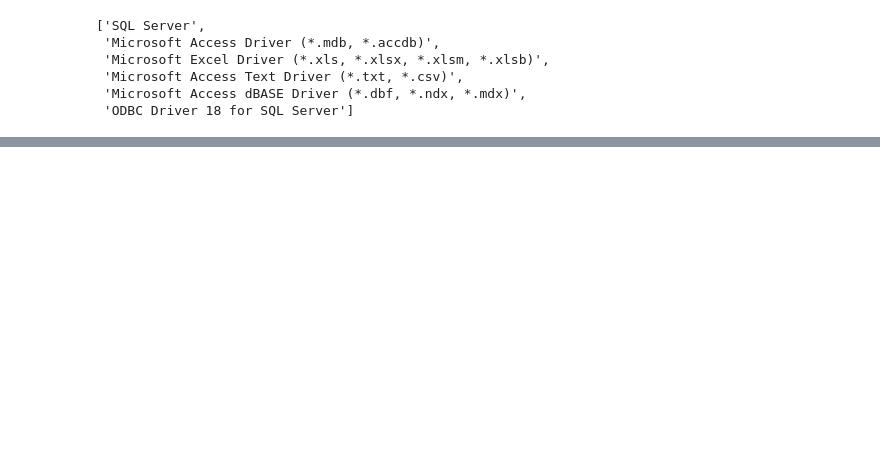
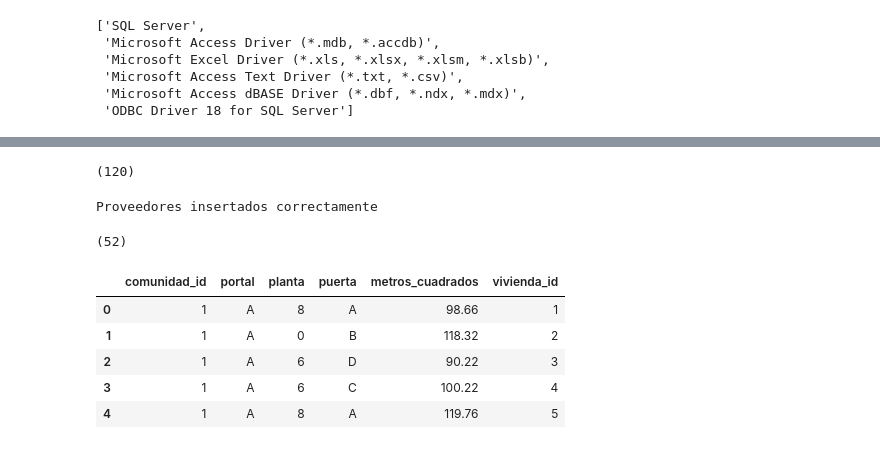
Before and after one commit to contactodiegovega/MyResidential, a Jupyter notebook: Fase2_datos.ipynb, the cells around one changed output, grey strips where cells are left out. Cells and saved outputs as stored; diff of their text form; code cells hidden in the pictures; blank space fills up the shorter version.

```diff
--- a/Fase2_datos.ipynb
+++ b/Fase2_datos.ipynb
@@ -891,0 +978,52 @@ DBAPIError: (pyodbc.Error) ('FA004', "[FA004] [Microsoft][ODBC Driver 18 for SQL
+# %%
+cursor.execute("SELECT COUNT(*) FROM comunidades")
+print(cursor.fetchone())
+# %% [output]
+(120)
+# %%
+columnas_proveedores = [
+    "proveedor_id",
+    "nombre",
+    "categoria",
+    "telefono",
+    "email",
+    "activo"
+]
+
+datos = df_proveedores[columnas_proveedores].values.tolist()
+
+cursor.execute("SET IDENTITY_INSERT proveedores ON")
+
+cursor.executemany("""
+    INSERT INTO proveedores (
+        proveedor_id,
+        nombre,
+        categoria,
+        telefono,
+        email,
+        activo
+    )
+    VALUES (?, ?, ?, ?, ?, ?)
+""", datos)
+
+cursor.execute("SET IDENTITY_INSERT proveedores OFF")
+
+conn.commit()
+
+print("Proveedores insertados correctamente")
+# %% [output]
+Proveedores insertados correctamente
+# %%
+cursor.execute("SELECT COUNT(*) FROM proveedores")
+print(cursor.fetchone())
+# %% [output]
+(52)
+# %%
+df_viviendas.head()
+# %% [output]
+|  | comunidad_id | portal | planta | puerta | metros_cuadrados | vivienda_id |
+| 0 | 1 | A | 8 | A | 98.66 | 1 |
+| 1 | 1 | A | 0 | B | 118.32 | 2 |
+| 2 | 1 | A | 6 | D | 90.22 | 3 |
+| 3 | 1 | A | 6 | C | 100.22 | 4 |
+| 4 | 1 | A | 8 | A | 119.76 | 5 |
```
Also changed, not shown: parts of 46 cells of this notebook.
